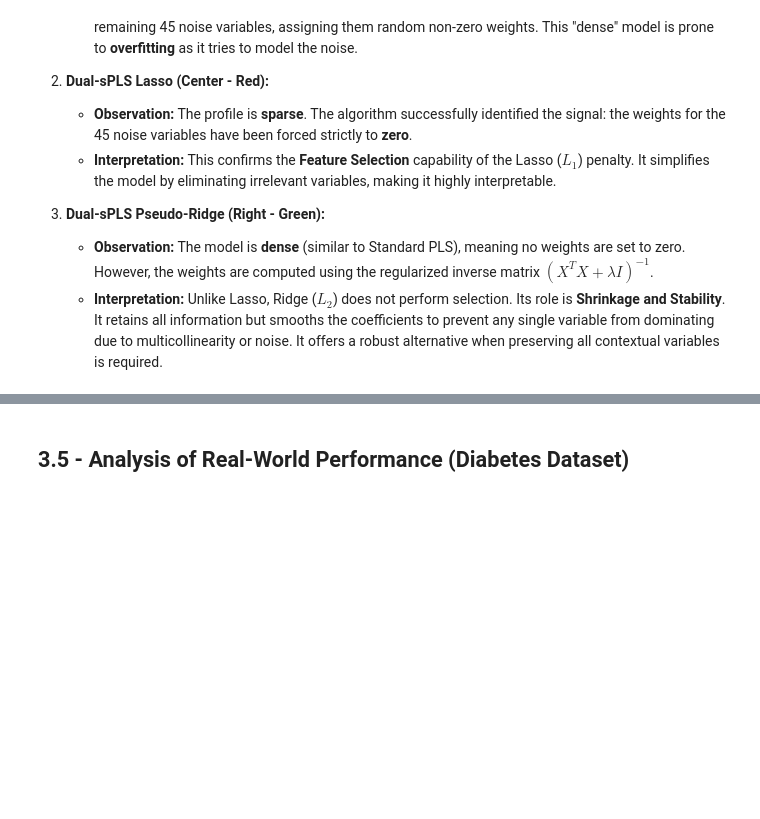
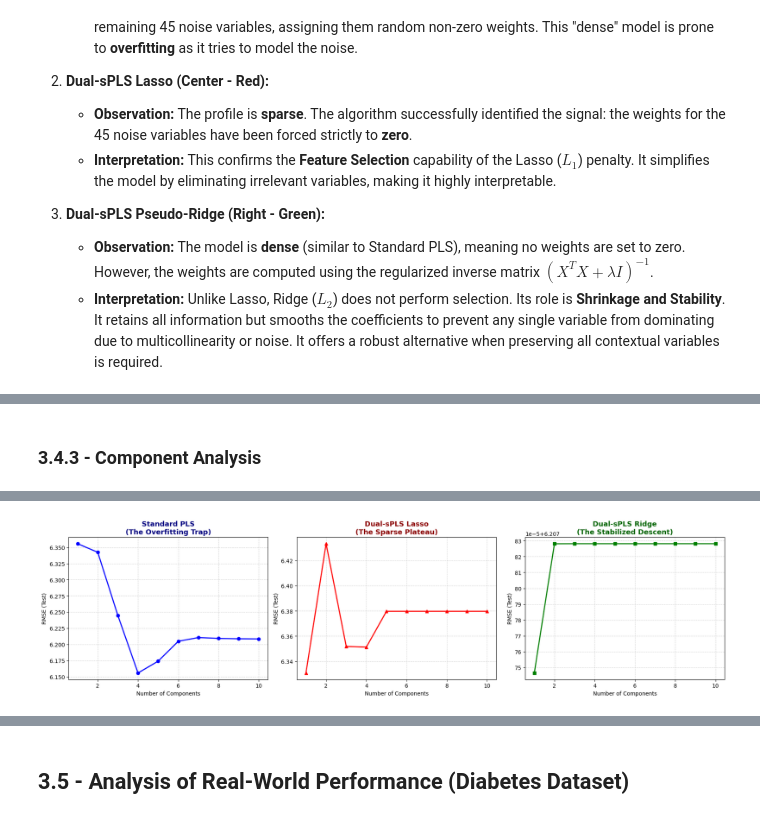
Before and after one commit to alex-onl/dual.spls_oneill_hancelle, a Jupyter notebook: Dual_sPLS_Group_4.ipynb, the cells around one changed output, grey strips where cells are left out. Saved outputs shown, nothing was run; the diff lists cells and outputs as text; code cells hidden in the pictures; blank space fills up the shorter version.

Commit message:
ajout d'une méthode gridsearch pour selectionner les meilleurs hyperparametres de laso et ridge. rajout d'une analyse de l'importance du nombre de composantes principales

```diff
--- a/Dual_sPLS_Group_4.ipynb
+++ b/Dual_sPLS_Group_4.ipynb
@@ -730,0 +834,59 @@ This experiment demonstrates the critical advantage of **Dual-sPLS (Lasso)** whe
+# %% [markdown]
+### **3.4.3 - Component Analysis**
+# %%
+# Define range of components to test
+components_range = range(1, 11) # Test from 1 to 10 components
+rmse_pls = []
+rmse_lasso = []
+rmse_ridge = []
+
+# Assuming best_alpha_lasso and best_alpha_ridge are already found via Grid Search
+# If not, we use default safe values for demonstration
+if 'best_alpha_lasso' not in locals(): best_alpha_lasso = 0.5 * max_cov_hd
+if 'best_alpha_ridge' not in locals(): best_alpha_ridge = 100.0
+
+print("Computing RMSE for different components...")
+
+for n in components_range:
+    # 1. Standard PLS
+    m_pls = DualPLS(n_components=n, penalty='pls')
+    m_pls.fit(X_train_hd, y_train_hd)
+    rmse_pls.append(np.sqrt(mean_squared_error(y_test_hd, m_pls.predict(X_test_hd).flatten())))
+
+    # 2. Lasso
+    m_lasso = DualPLS(n_components=n, penalty='lasso', alpha=best_alpha_lasso)
+    m_lasso.fit(X_train_hd, y_train_hd)
+    rmse_lasso.append(np.sqrt(mean_squared_error(y_test_hd, m_lasso.predict(X_test_hd).flatten())))
+
+    # 3. Ridge
+    m_ridge = DualPLS(n_components=n, penalty='ridge', alpha=best_alpha_ridge)
+    m_ridge.fit(X_train_hd, y_train_hd)
+    rmse_ridge.append(np.sqrt(mean_squared_error(y_test_hd, m_ridge.predict(X_test_hd).flatten())))
+
+# --- PLOTTING ---
+fig, axes = plt.subplots(1, 3, figsize=(18, 5))
+
+# Plot 1: Standard PLS
+axes[0].plot(components_range, rmse_pls, 'b-o', lw=2)
+axes[0].set_title("Standard PLS\n(The Overfitting Trap)", fontsize=13, fontweight='bold', color='navy')
+axes[0].set_xlabel("Number of Components")
+axes[0].set_ylabel("RMSE (Test)")
+axes[0].grid(True, linestyle='--', alpha=0.5)
+
+# Plot 2: Lasso
+axes[1].plot(components_range, rmse_lasso, 'r-^', lw=2)
+axes[1].set_title("Dual-sPLS Lasso\n(The Sparse Plateau)", fontsize=13, fontweight='bold', color='darkred')
+axes[1].set_xlabel("Number of Components")
+axes[1].set_ylabel("RMSE (Test)")
+axes[1].grid(True, linestyle='--', alpha=0.5)
+
+# Plot 3: Ridge
+axes[2].plot(components_range, rmse_ridge, 'g-s', lw=2)
+axes[2].set_title("Dual-sPLS Ridge\n(The Stabilized Descent)", fontsize=13, fontweight='bold', color='darkgreen')
+axes[2].set_xlabel("Number of Components")
+axes[2].set_ylabel("RMSE (Test)")
+axes[2].grid(True, linestyle='--', alpha=0.5)
+
+plt.tight_layout()
+plt.show()
+# %% [output]
@@ -730,0 +899 @@ This experiment demonstrates the critical advantage of **Dual-sPLS (Lasso)** whe
+[figure, added]
```
Also changed, not shown: parts of 10 cells of this notebook.
